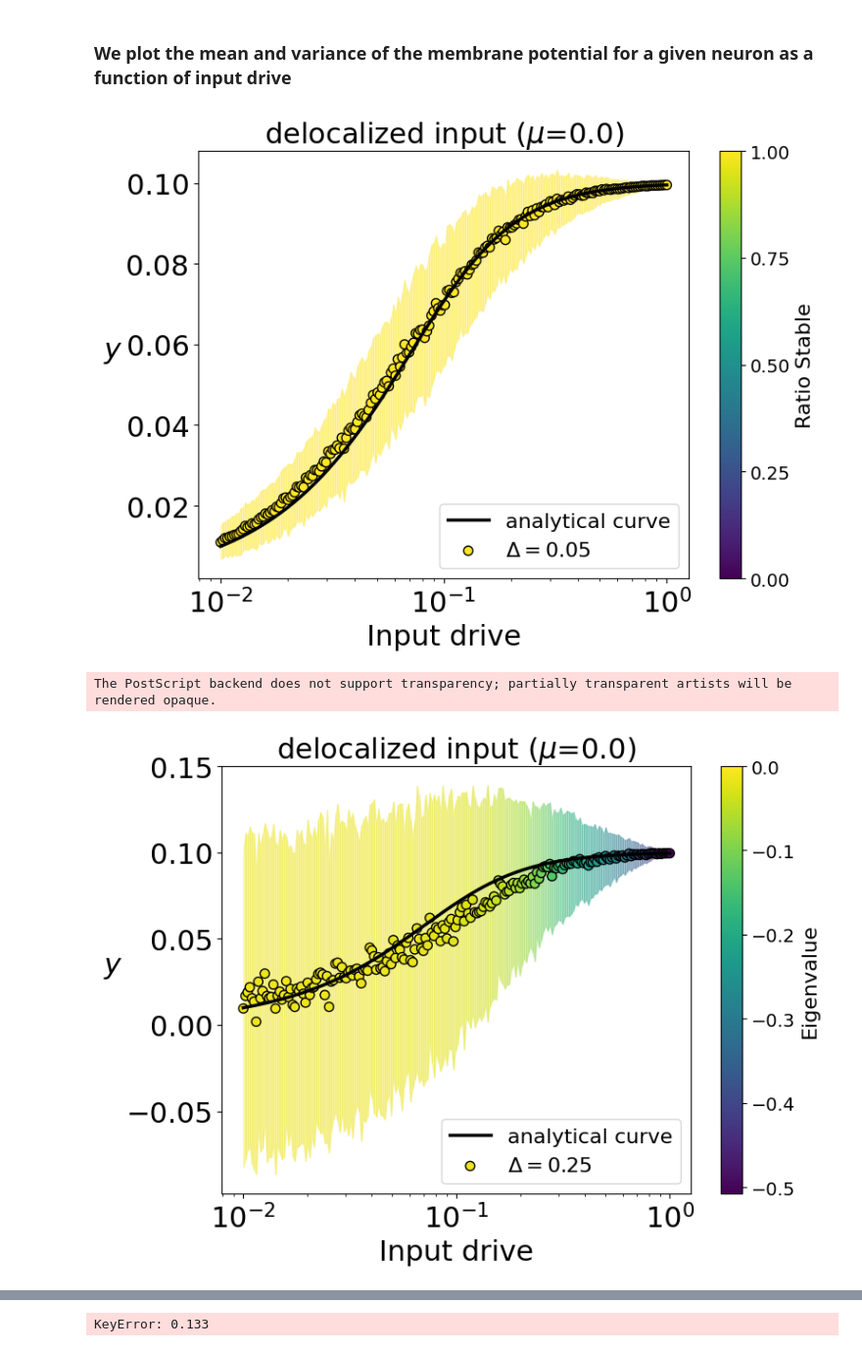
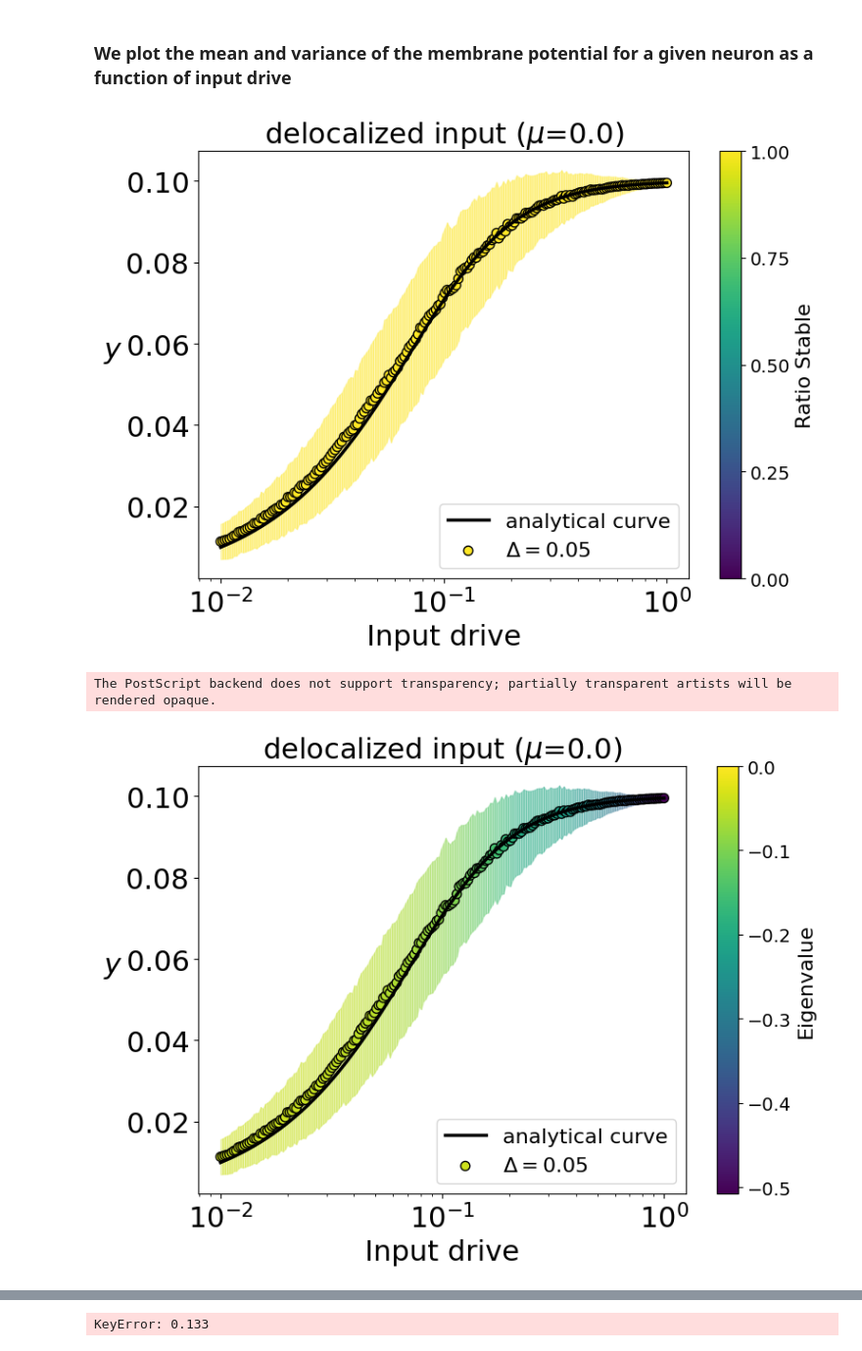
Before and after one commit to shivangrawat/perturbed_organics, a Jupyter notebook: examples/plot_lines_delocalized.ipynb, the cells around one changed output, grey strips where cells are left out. Shown at 98% size. Saved outputs shown, nothing was run; the diff lists cells and outputs as text; code cells hidden in the pictures.

```diff
--- a/examples/plot_lines_delocalized.ipynb
+++ b/examples/plot_lines_delocalized.ipynb
@@ -25,7 +25,8 @@ mu_val = float(mu)
 # input_scale = "linear"
 input_scale = "log-scale"
 
-folder_path = f'/vast/sr6364/perturbed_organics/data/adaptive_main/{input_type}/'
+# folder_path = f'/vast/sr6364/perturbed_organics/data/adaptive_main/{input_type}/'
+folder_path = f'/vast/sr6364/perturbed_organics/data/adaptive_main_double/{input_type}/'
 # %%
 # This dictionary will map each tensor name (file name without .pt)
 # to a dictionary that maps deltaval values to the loaded tensor.
@@ -36,20 +37,21 @@ all_data = {}
 # this regex extracts "1.0".
 # pattern = re.compile(r'_delta_([0-9\.]+)$')
 
+pattern = re.compile(
+    r'^(?=.*_mu_{})'
+    r'.*_delta_([0-9\.]+)_{}$'.format(re.escape(mu), re.escape(input_scale))
+)
+
+# delta_vals = [0.05, 0.08, 0.09, 0.166, 0.25, 0.3, 0.35, 0.45, 0.5]
+# delta_vals = [0.05, 0.5]
+
+
+# delta_pattern = "|".join(re.escape(str(delta)) for delta in delta_vals)
+
 # pattern = re.compile(
 #     r'^(?=.*_mu_{})'
-#     r'.*_delta_([0-9\.]+)_{}$'.format(re.escape(mu), re.escape(input_scale))
+#     r'.*_delta_({})_{}$'.format(re.escape(mu), delta_pattern, re.escape(input_scale))
 # )
-
-delta_vals = [0.05, 0.08, 0.09, 0.166, 0.25, 0.3, 0.35, 0.45, 0.5]
-
-
-delta_pattern = "|".join(re.escape(str(delta)) for delta in delta_vals)
-
-pattern = re.compile(
-    r'^(?=.*_mu_{})'
-    r'.*_delta_({})_{}$'.format(re.escape(mu), delta_pattern, re.escape(input_scale))
-)
 
 
 representative_subfolder = None
@@ -194,7 +213,7 @@ plt.savefig(f'{file_save_path}.png', bbox_inches='tight')
 plt.savefig(f'{file_save_path}.svg', format='svg', bbox_inches='tight', dpi=300)
 plt.show()
 # %% [output]
-[figure, old version]
+[figure, new version]
 # %%
 # we plot the curve with dimless colormap
 plt.figure(figsize=(8, 6))
@@ -204,7 +223,7 @@ cmap = plt.cm.viridis
 
 # Get all the delta values and sort them (assuming they are numeric)
 # delta_keys = sorted(actual_fp_y_dict.keys())
-delta_keys = [0.25]
+delta_keys = [0.05]
 min_delta = min(delta_keys)
 max_delta = max(delta_keys)
 
@@ -252,33 +271,33 @@ sc = plt.scatter(x, y_mean, c=max_real_avg_np, cmap=cmap, norm=norm, s=50,
 
 # Add a colorbar for the scatter plot (showing ratio_stable from 0 to 1)
 cbar = plt.colorbar(sc)
 cbar.set_label("Eigenvalue", fontsize=16)
 cbar.ax.tick_params(labelsize=14)
 
 plt.xlabel('Input drive', fontsize=22)
 plt.ylabel(r"$y$", fontsize=22, rotation=0, labelpad=10)
 plt.title(f"{input_type} input ($\\mu$={mu})", fontsize=22)
 if input_scale == "linear":
     plt.xscale('linear')
 else:
     plt.xscale('log')
 plt.legend(fontsize=16, loc='lower right')
 plt.xticks(fontsize=22)
 plt.yticks(fontsize=22)
 plt.tight_layout()
 
 folder_loc = f'../figures/mu_{mu}/fig2'
 os.makedirs(folder_loc, exist_ok=True)
 file_name = f'{input_type}_{delta_val}_eigval'
 file_save_path = os.path.join(folder_loc, file_name)
 
 plt.savefig(f'{file_save_path}.png', bbox_inches='tight')
 plt.savefig(f'{file_save_path}.svg', format='svg', bbox_inches='tight', dpi=300)
 plt.savefig(f'{file_save_path}.eps', format='eps', bbox_inches='tight', dpi=300)
 
 plt.show()
 # %% [output]
 The PostScript backend does not support transparency; partially transparent artists will be rendered opaque.
-[figure, old version]
+[figure, new version]
 # %%
 plt.figure(figsize=(8, 6))
```
Also changed, not shown: parts of 7 cells of this notebook, 5 other files.
